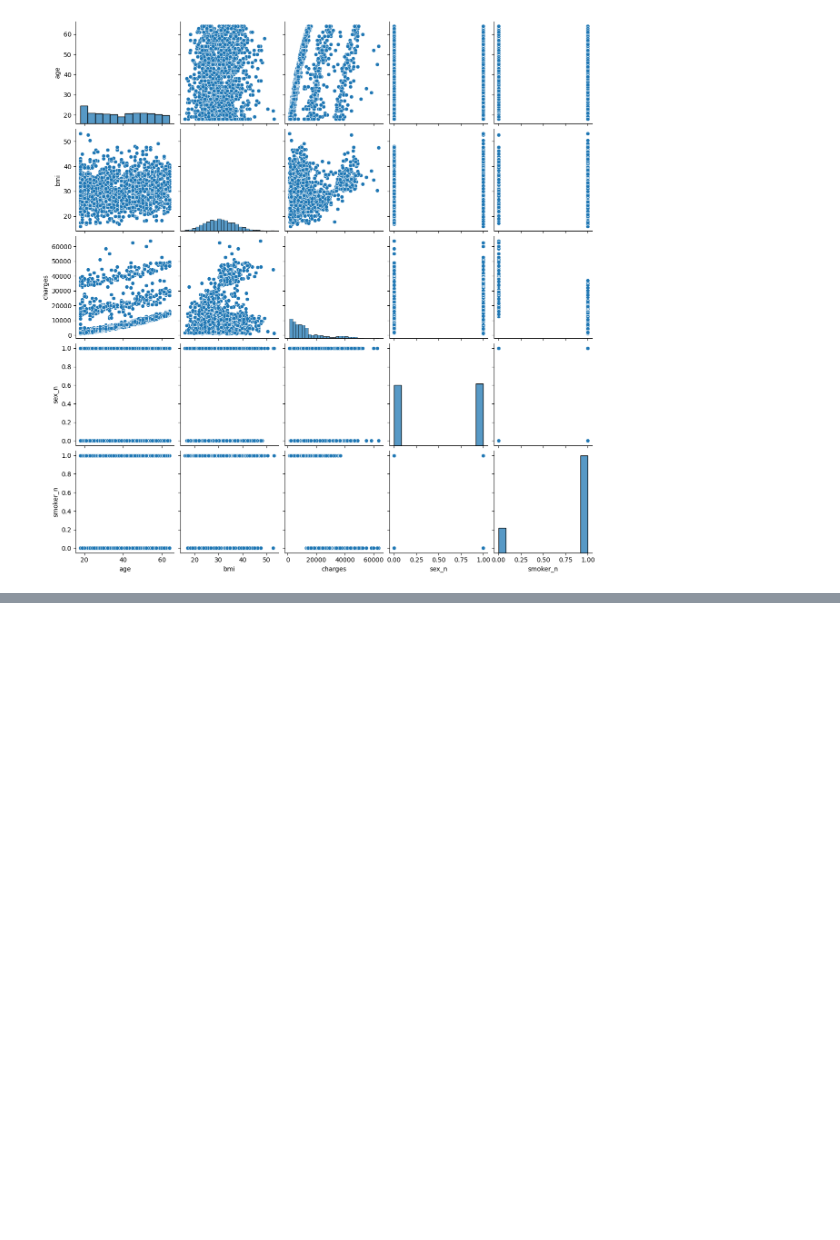
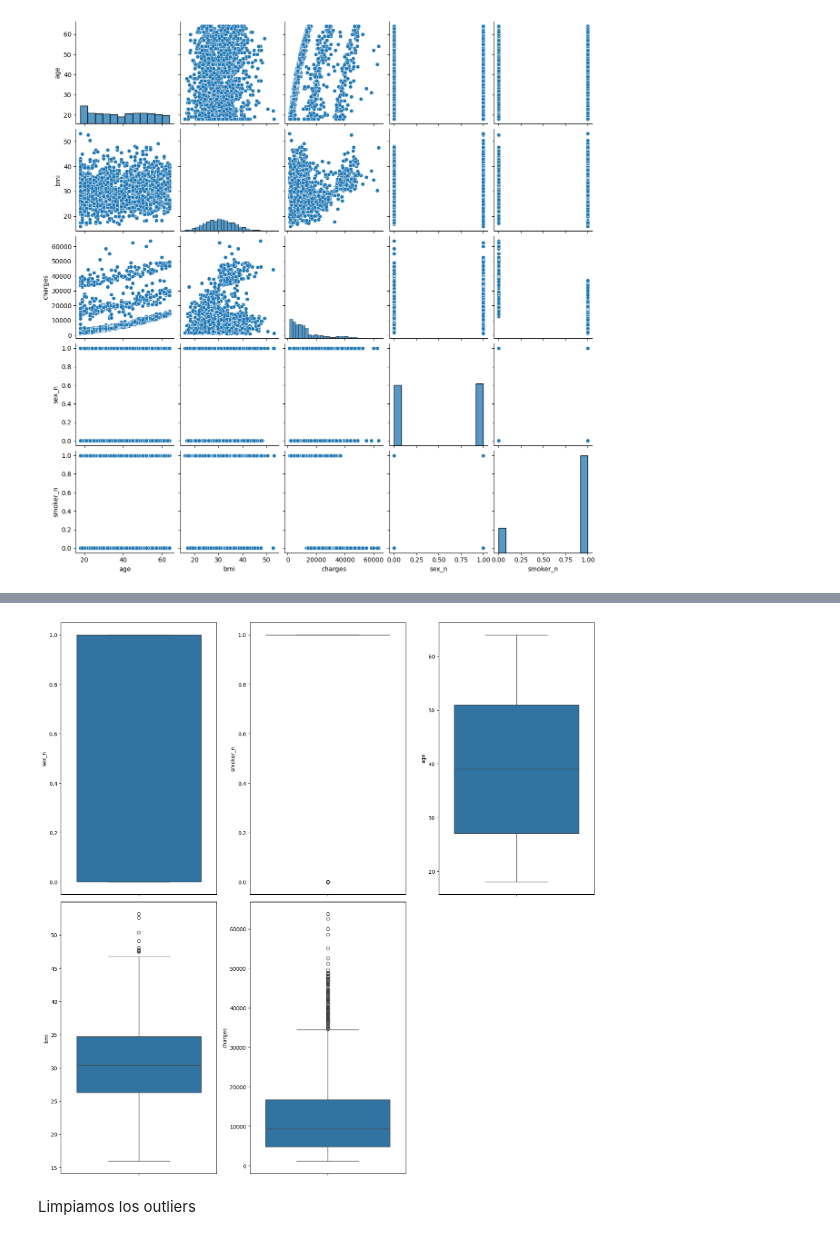
Before and after one commit to Eleiny9/machine-learning-python-template, a Jupyter notebook: src/explore.ipynb, the cells around one changed output, grey strips where cells are left out. Saved outputs shown, nothing was run; the diff lists cells and outputs as text; code cells hidden in the pictures; blank space fills up the shorter version.

```diff
--- a/src/explore.ipynb
+++ b/src/explore.ipynb
@@ -219,0 +238,26 @@ sns.pairplot(data = data)
+# %%
+#Datos Categoricos:sex, smoker
+#Datos Numericos: age, bmi, charges
+
+fig, axes = plt.subplots(2, 3, figsize = (15, 15))
+
+sns.boxplot(ax = axes[0, 0], data = data, y = "sex_n")
+sns.boxplot(ax = axes[0, 1], data = data, y = "smoker_n")
+sns.boxplot(ax = axes[0, 2], data = data, y = "age")
+sns.boxplot(ax = axes[1, 0], data = data, y = "bmi")
+sns.boxplot(ax = axes[1, 1], data = data, y = "charges")
+
+# elimina el último cuadrante vacío
+fig.delaxes(axes[1, 2])
+
+
+plt.tight_layout()
+
+plt.show()
+
+# Se observa:
+# se refleja varios outliers especialmente em charges y bmi
+# %% [output]
+[figure, added]
+# %% [markdown]
+Limpiamos los outliers
```
Also changed, not shown: parts of 24 cells of this notebook.
